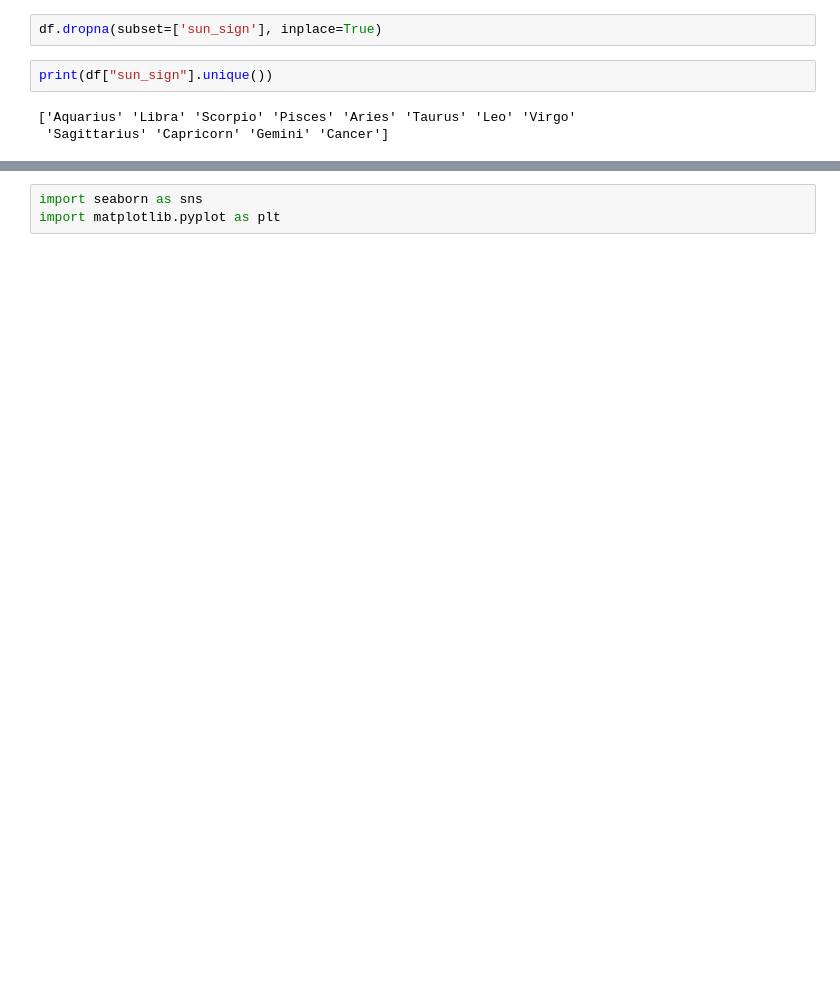
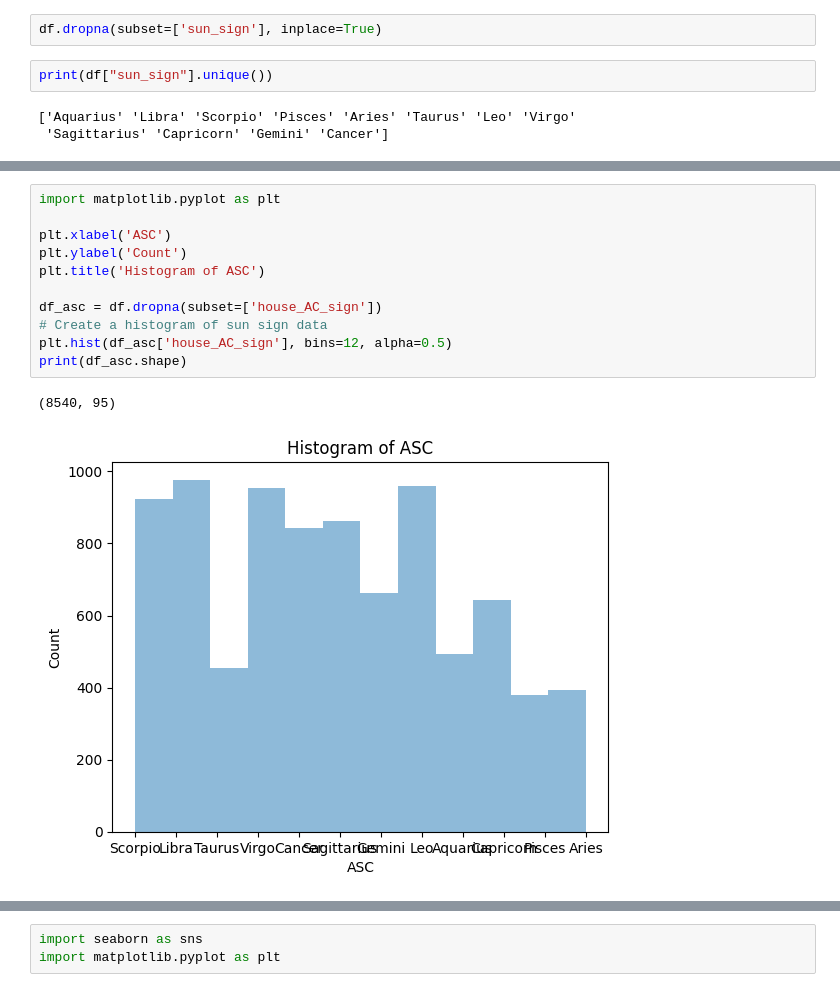
Before and after one commit to ryonmckay/astro_ml, a Jupyter notebook: scraping/Untitled.ipynb, the cells around one changed output, grey strips where cells are left out. Saved outputs shown, nothing was run; the diff lists cells and outputs as text; blank space fills up the shorter version.

```diff
--- a/scraping/Untitled.ipynb
+++ b/scraping/Untitled.ipynb
@@ -88,3 +116,17 @@ plt.hist(df['sun_sign'], bins=12, alpha=0.5)
+# %%
+import matplotlib.pyplot as plt
+
+plt.xlabel('ASC')
+plt.ylabel('Count')
+plt.title('Histogram of ASC')
+
+df_asc = df.dropna(subset=['house_AC_sign'])
+# Create a histogram of sun sign data
+plt.hist(df_asc['house_AC_sign'], bins=12, alpha=0.5)
+print(df_asc.shape)
+# %% [output]
+(8540, 95)
+[figure, added]
 # %%
 count = df['birth_time'].isna().sum()
 print('Number of NaN values in "birth time" column:', count)
```
Also changed, not shown: parts of 11 cells of this notebook, 2 other files.
